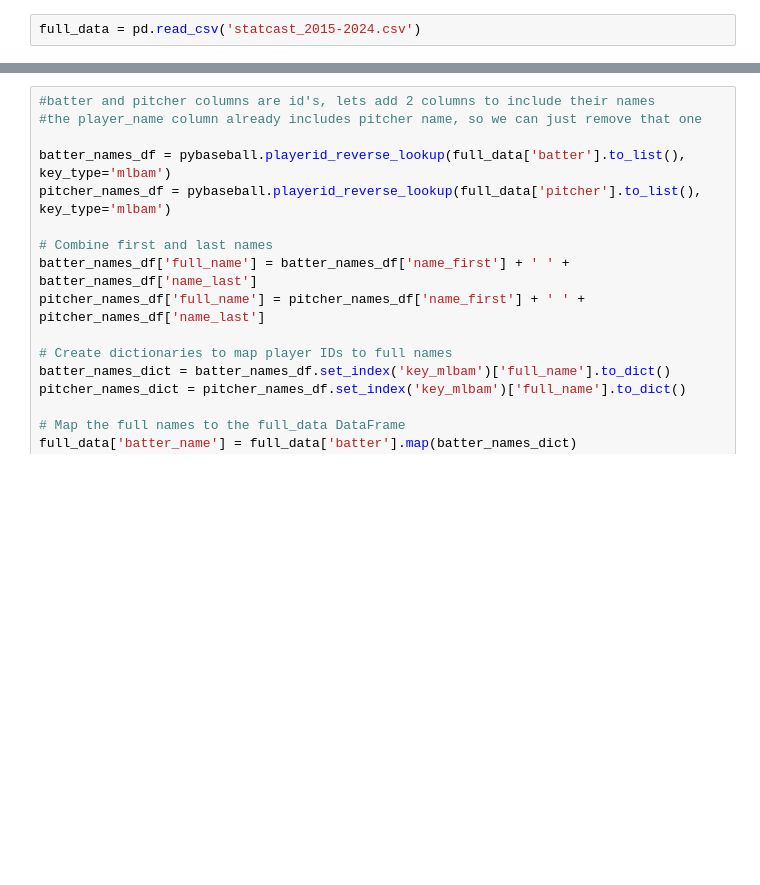
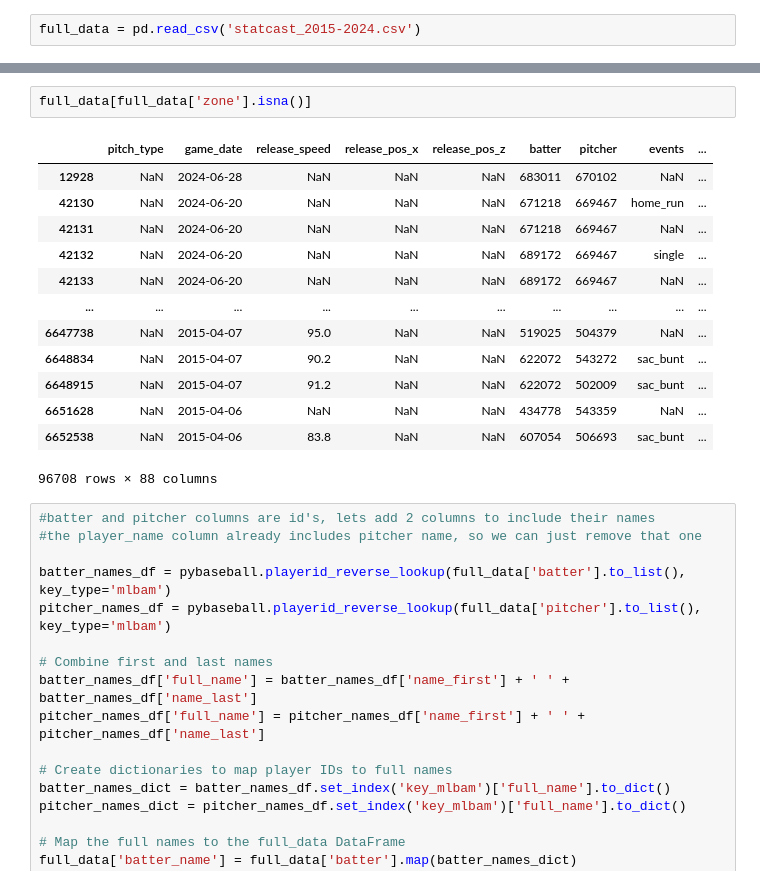
Before and after one commit to dk1414/BaseballModeling, a Jupyter notebook: data/clean_data.ipynb, the cells around one changed output, grey strips where cells are left out. Saved outputs shown, nothing was run; the diff lists cells and outputs as text; blank space fills up the shorter version.

```diff
--- a/data/clean_data.ipynb
+++ b/data/clean_data.ipynb
@@ -20,3 +97,19 @@ Name: count, dtype: int64
+# %%
+full_data[full_data['zone'].isna()]
+# %% [output]
+|  | pitch_type | game_date | release_speed | release_pos_x | release_pos_z | batter | pitcher | events | ... |
+| 12928 | NaN | 2024-06-28 | NaN | NaN | NaN | 683011 | 670102 | NaN | ... |
+| 42130 | NaN | 2024-06-20 | NaN | NaN | NaN | 671218 | 669467 | home_run | ... |
+| 42131 | NaN | 2024-06-20 | NaN | NaN | NaN | 671218 | 669467 | NaN | ... |
+| 42132 | NaN | 2024-06-20 | NaN | NaN | NaN | 689172 | 669467 | single | ... |
+| 42133 | NaN | 2024-06-20 | NaN | NaN | NaN | 689172 | 669467 | NaN | ... |
+| ... | ... | ... | ... | ... | ... | ... | ... | ... | ... |
+| 6647738 | NaN | 2015-04-07 | 95.0 | NaN | NaN | 519025 | 504379 | NaN | ... |
+| 6648834 | NaN | 2015-04-07 | 90.2 | NaN | NaN | 622072 | 543272 | sac_bunt | ... |
+| 6648915 | NaN | 2015-04-07 | 91.2 | NaN | NaN | 622072 | 502009 | sac_bunt | ... |
+| 6651628 | NaN | 2015-04-06 | NaN | NaN | NaN | 434778 | 543359 | NaN | ... |
+| 6652538 | NaN | 2015-04-06 | 83.8 | NaN | NaN | 607054 | 506693 | sac_bunt | ... |
+96708 rows × 88 columns
 # %%
 #batter and pitcher columns are id's, lets add 2 columns to include their names
 #the player_name column already includes pitcher name, so we can just remove that one
```
Also changed, not shown: parts of 8 cells of this notebook, 17 other files.
